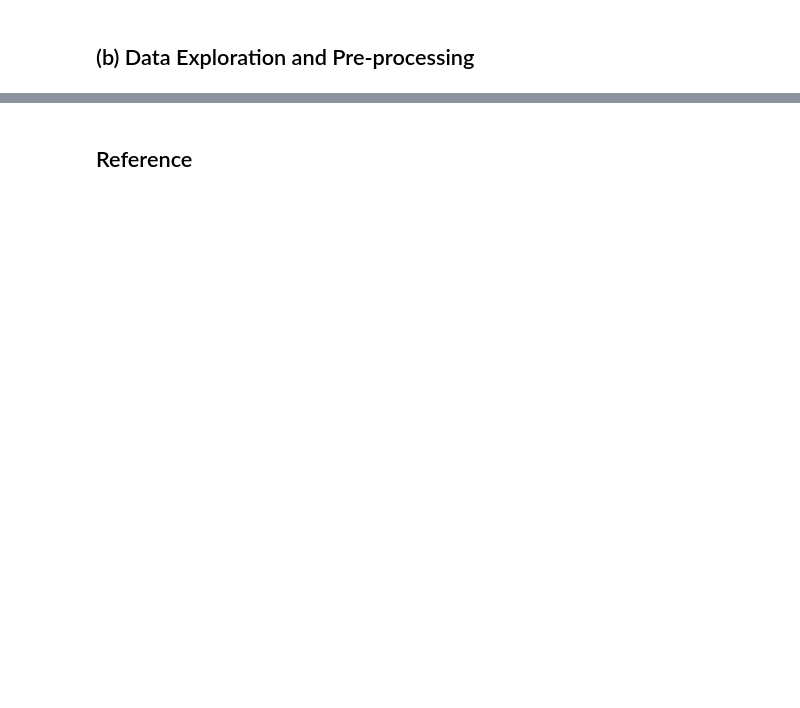
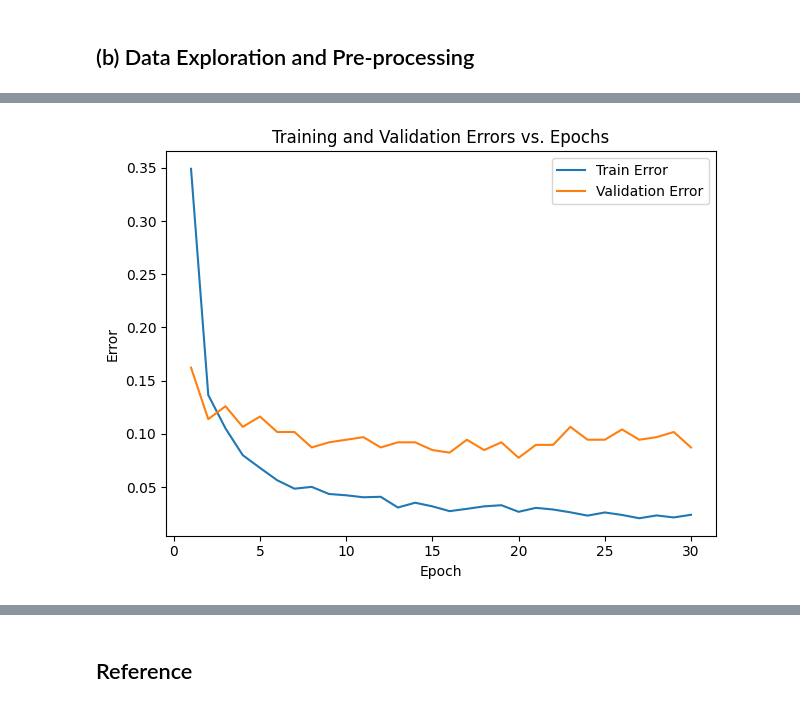
Before and after one commit to sylviechen-273/Machine-Learning-Models, a Jupyter notebook: Transfer-Learning-for-Image-Classification/notebook/Chen_Shufen_Final_Project.ipynb, the cells around one changed output, grey strips where cells are left out. Drawn from its saved outputs; the diff is of its cells as text; code cells hidden in the pictures; blank space fills up the shorter version.

```diff
--- a/Transfer-Learning-for-Image-Classification/notebook/Chen_Shufen_Final_Project.ipynb
+++ b/Transfer-Learning-for-Image-Classification/notebook/Chen_Shufen_Final_Project.ipynb
@@ -366,0 +75,19 @@ $$
+# %%
+# prepare the data pipeline
+train_ds = (
+    train_data
+    .shuffle(1000) # shuttle the training data
+    .prefetch(tf.data.AUTOTUNE) # use prefetch to improve the data processing efficiency
+)
+
+# testing data and validation data do not need to shuffle
+val_ds = val_data.prefetch(tf.data.AUTOTUNE)
+test_ds = test_data.prefetch(tf.data.AUTOTUNE)
+
+# get the non-shuffle training data to evaluate the outcome
+train_ds_noshuffle = train_data.prefetch(tf.data.AUTOTUNE)
+
+# get the number and names of training data classes
+num_classes = len(train_data.class_names)
+class_names = train_data.class_names
+print("Classes:", class_names)
@@ -366,0 +206,20 @@ $$
+# %%
+# plot the training and validation errors vs. epochs
+train_acc = np.array(history.history["accuracy"])
+val_acc = np.array(history.history["val_accuracy"])
+
+train_err = 1.0 - train_acc
+val_err = 1.0 - val_acc
+epochs_range = range(1, len(train_err) + 1)
+
+plt.figure()
+plt.plot(epochs_range, train_err, label="Train Error")
+plt.plot(epochs_range, val_err, label="Validation Error")
+plt.xlabel("Epoch")
+plt.ylabel("Error")
+plt.title("Training and Validation Errors vs. Epochs")
+plt.legend()
+plt.tight_layout()
+plt.show()
+# %% [output]
+[figure, added]
```
Also changed, not shown: parts of 68 cells of this notebook.
